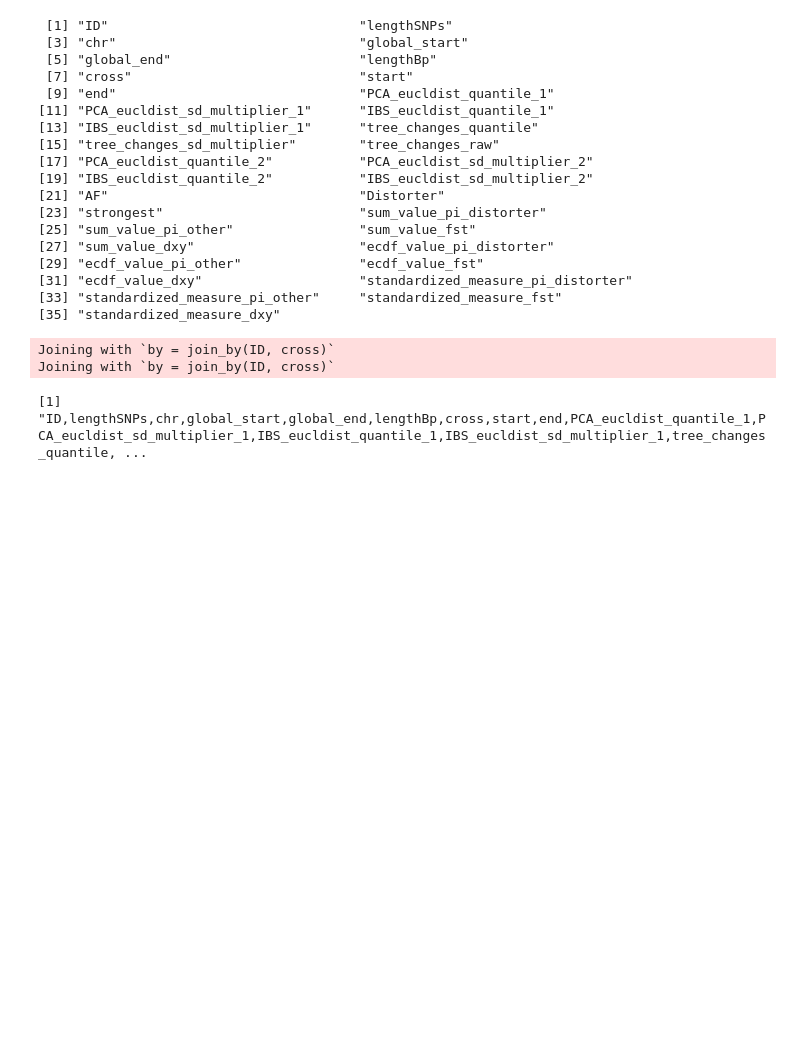
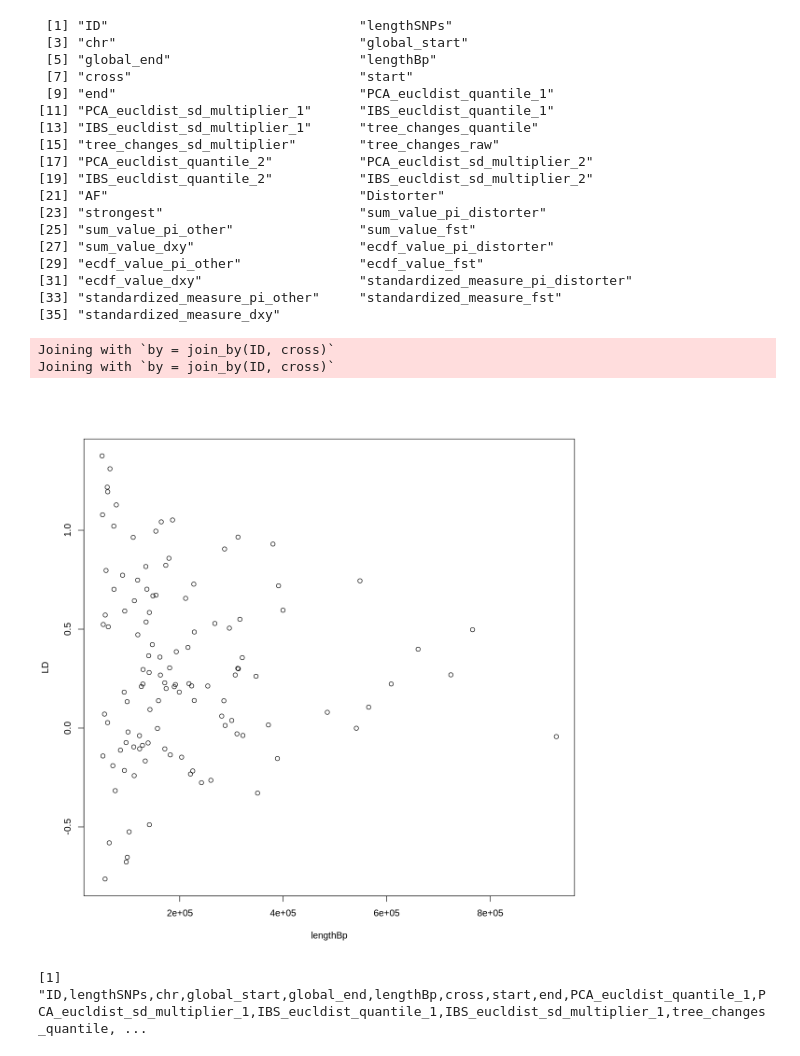
Before and after one commit to jnrunge/TRD, a Jupyter notebook: 03_GenomicSignals/03_PutItAllTogether.ipynb, the cells around one changed output. Cells and saved outputs as stored; diff of their text form; code cells hidden in the pictures; blank space fills up the shorter version.

```diff
--- a/03_GenomicSignals/03_PutItAllTogether.ipynb
+++ b/03_GenomicSignals/03_PutItAllTogether.ipynb
@@ -572,6 +565,10 @@ One_Table<-left_join(One_Table, TD_data)
 # %% [output]
 Joining with `by = join_by(ID, cross)`
 Joining with `by = join_by(ID, cross)`
+# %%
+plot(LD ~ lengthBp, One_Table)
+# %% [output]
+[figure, added]
 # %%
 paste(colnames(One_Table),collapse=",")
 # %% [output]
```
Also changed, not shown: parts of 41 cells of this notebook, 8 other files.
